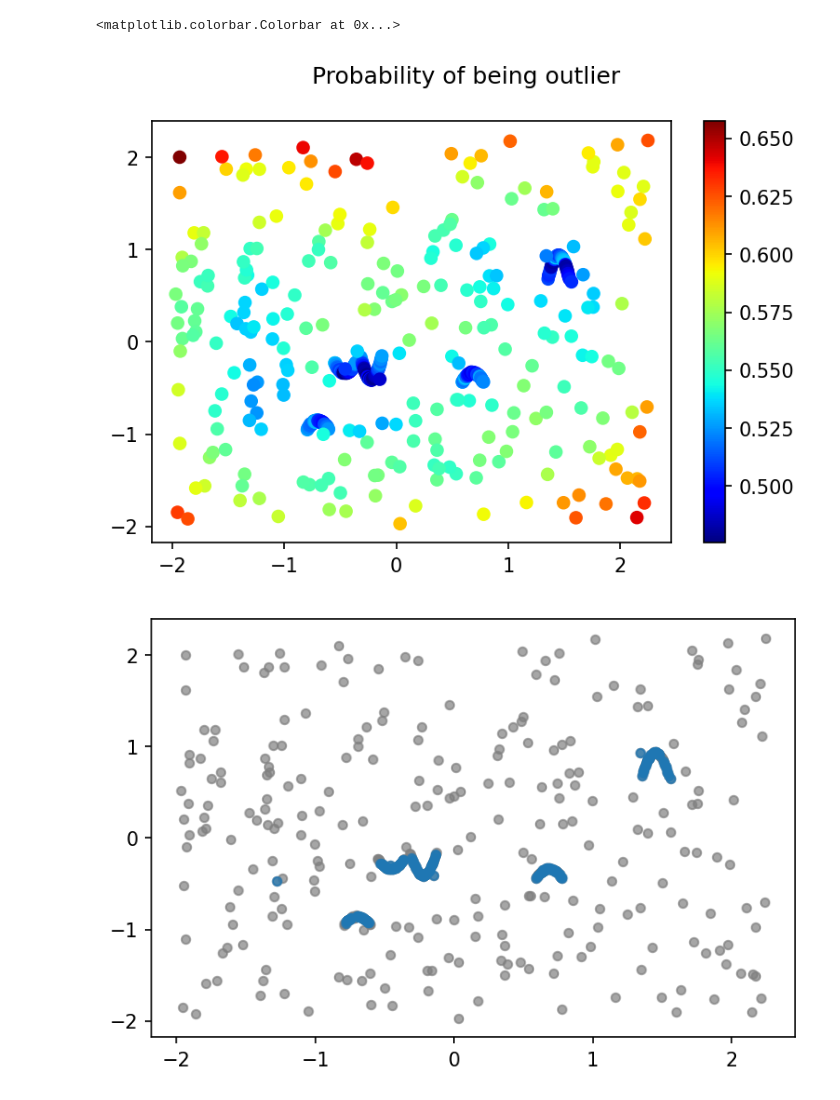
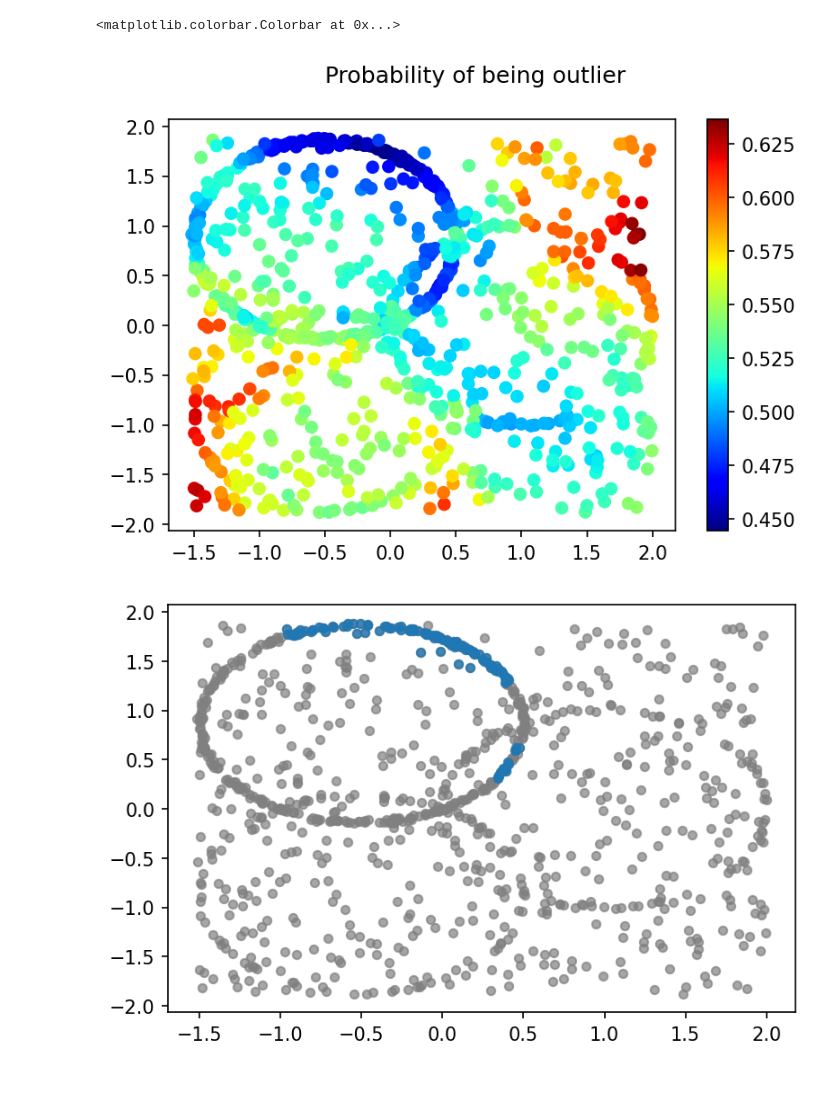
Before and after one commit to catonzio/Neural-PreferenceIsolation, a Jupyter notebook: src/notebooks/anomaly_detection.ipynb, the cells around one changed output. Cells and saved outputs as stored; diff of their text form; code cells hidden in the pictures.

```diff
--- a/src/notebooks/anomaly_detection.ipynb
+++ b/src/notebooks/anomaly_detection.ipynb
@@ -22 +22,12 @@ plot_clusters(gt, ds)
+# %%
+ds, gt = load_dataset_by_name(name="circle3", file_path=joinpath("..", "..", "datasets", "2d", "circles", "with_outliers"))
+# %%
+pars = {
+    "AE_structure":{
+        "n_inputs": 2,
+        "n_outputs": 2,
+        "n_hidden": 0,
+        "activation": lambda x: x
+    }
+}
 # %%
@@ -33,3 +45,7 @@ Building preference matrix
 Building Voronoi Forest
 --------------------------------------------------
 Done
+# %%
+ran = PreferenceIsolationForest(data=ds, model_name=AE)
+scores = ran.anomaly_detection(num_models=20, mss=10, epochs=100, params=pars)
+scores_old = scores.copy()
@@ -76,10 +103,10 @@ plt.scatter(ds[:,0], ds[:,1], c=scores, cmap="jet")
 plt.colorbar()
 # %% [output]
 <matplotlib.colorbar.Colorbar at 0x...>
-[figure, old version]
+[figure, new version]
 # %%
-inliers = ds[scores_norm <= thr[28]]
+inliers = ds[scores <= thr[-30]]
 plot(ds, c='gray', new_fig=True)
 plot(inliers)
 # %% [output]
-[figure, old version]
+[figure, new version]
```
Also changed, not shown: parts of 6 cells of this notebook, 10 other files.
